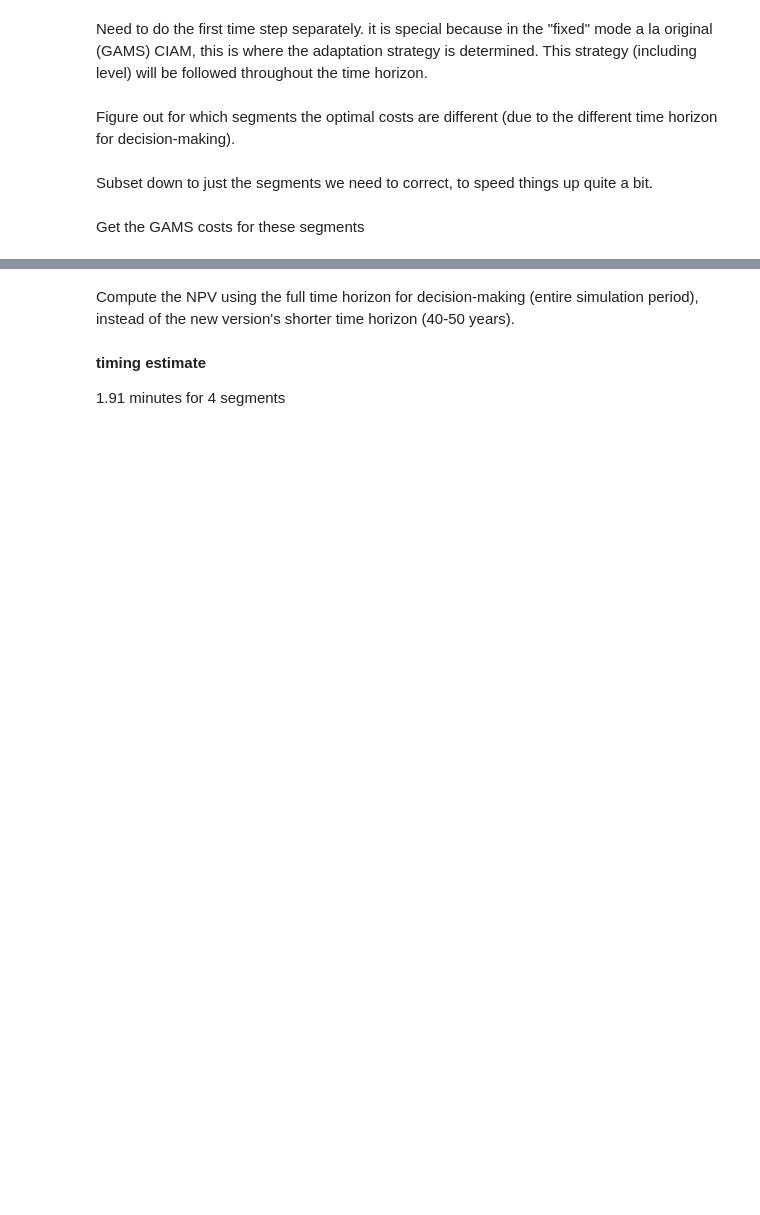
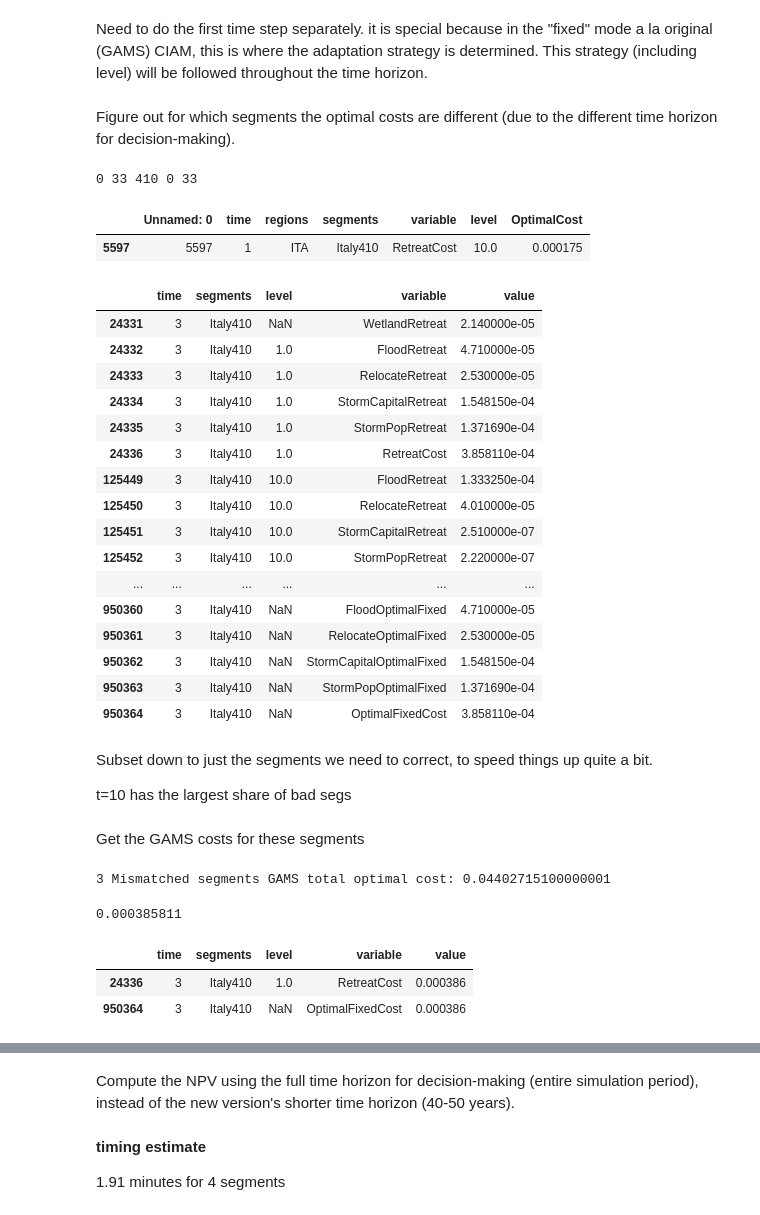
Before and after one commit to raddleverse/CIAM_uncertainty_propagation, a Jupyter notebook: baseline_comparison_plotsAndAnalysis.ipynb, the cells around one changed output, grey strips where cells are left out. Cells and saved outputs as stored; diff of their text form; code cells hidden in the pictures; blank space fills up the shorter version.

```diff
--- a/baseline_comparison_plotsAndAnalysis.ipynb
+++ b/baseline_comparison_plotsAndAnalysis.ipynb
@@ -117,7 +121,4 @@ print(np.round(dfDiaz[["time","NoAdapt","Optimal"]],2))
 # %%
-dfC = pd.read_csv("./output/lslOld_pop0_global_85p50ssp0fixed_noConstrFix_all.csv")
-dfN = pd.read_csv("./output/lslOld_pop0_seg_85p50ssp0fixed_noConstrFix_all.csv")
-dfO = pd.read_csv("./output/lslOld_pop0_seg_85p50ssp0fixed_optimal_noConstrFix_all.csv") # optimal actions for each segment
 dfC1 = dfC.copy() # copies so that the new, shorter-foresight model version can be compared to old perfect foresight version
 dfN1 = dfN.copy()
 dfO1 = dfO.copy()
@@ -164,4 +164,31 @@ for var in ["RetreatCost","ProtectCost"]:
 options.append("NoAdaptCost0")
 # %% [markdown]
 Figure out for which segments the optimal costs are different (due to the different time horizon for decision-making).
+# %%
+bad_segs_1, bad_segs_3, bad_segs_5, bad_segs_10, bad_segs_20 = [],[],[],[],[]
+#for seg in list(set.intersection(set(segments_G[t]),set(segments_N[t]))):
+t=1
+dfGO = dfG.loc[(dfG.variable=="OptimalFixedCost") & (dfG.time==t)]
+dfNO = dfN.loc[(dfN.variable=="OptimalCost") & (dfN.time==t)]
+for seg in dfGO.loc[(dfGO.time==t), "segments"].unique():
+    D = float(dfGO.loc[(dfGO.segments==seg), "value"])
+    N = float(dfNO.loc[(dfNO.segments==seg), "value"])
+    if np.abs(D-N) > tol:
+        bad_segs_1.append(seg)
+t=3
+dfGO = dfG.loc[(dfG.variable=="OptimalFixedCost") & (dfG.time==t)]
+dfNO = dfN.loc[(dfN.variable=="OptimalCost") & (dfN.time==t)]
+for seg in dfGO.loc[(dfGO.time==t), "segments"].unique():
+    D = float(dfGO.loc[(dfGO.segments==seg), "value"])
+    N = float(dfNO.loc[(dfNO.segments==seg), "value"])
+    if np.abs(D-N) > tol:
+        bad_segs_3.append(seg)
+t=5
+dfGO = dfG.loc[(dfG.variable=="OptimalFixedCost") & (dfG.time==t)]
+dfNO = dfN.loc[(dfN.variable=="OptimalCost") & (dfN.time==t)]
+for seg in dfGO.loc[(dfGO.time==t), "segments"].unique():
+    D = float(dfGO.loc[(dfGO.segments==seg), "value"])
+    N = float(dfNO.loc[(dfNO.segments==seg), "value"])
+    if np.abs(D-N) > tol:
+        bad_segs_5.append(seg)
 # %%
@@ -176,0 +211,6 @@ for seg in dfGO.loc[(dfGO.time==t), "segments"].unique():
+# %%
+print(len(bad_segs_1),len(bad_segs_3),len(bad_segs_5), \
+      len(set.intersection(set(bad_segs_1),set(bad_segs_3))), \
+      len(set.intersection(set(bad_segs_3),set(bad_segs_5))))
+# %% [output]
+0 33 410 0 33
@@ -177,3 +224,32 @@ for seg in dfGO.loc[(dfGO.time==t), "segments"].unique():
+# %%
+seg = bad_segs_3[0]
+# %%
+dfOsub.loc[(dfOsub.segments==seg)].head(1)
+# %% [output]
+|  | Unnamed: 0 | time | regions | segments | variable | level | OptimalCost |
+| 5597 | 5597 | 1 | ITA | Italy410 | RetreatCost | 10.0 | 0.000175 |
+# %%
+dfGsub.loc[(dfGsub.segments==seg) & (dfGsub.time==3)]
+# %% [output]
+|  | time | segments | level | variable | value |
+| 24331 | 3 | Italy410 | NaN | WetlandRetreat | 2.140000e-05 |
+| 24332 | 3 | Italy410 | 1.0 | FloodRetreat | 4.710000e-05 |
+| 24333 | 3 | Italy410 | 1.0 | RelocateRetreat | 2.530000e-05 |
+| 24334 | 3 | Italy410 | 1.0 | StormCapitalRetreat | 1.548150e-04 |
+| 24335 | 3 | Italy410 | 1.0 | StormPopRetreat | 1.371690e-04 |
+| 24336 | 3 | Italy410 | 1.0 | RetreatCost | 3.858110e-04 |
+| 125449 | 3 | Italy410 | 10.0 | FloodRetreat | 1.333250e-04 |
+| 125450 | 3 | Italy410 | 10.0 | RelocateRetreat | 4.010000e-05 |
+| 125451 | 3 | Italy410 | 10.0 | StormCapitalRetreat | 2.510000e-07 |
+| 125452 | 3 | Italy410 | 10.0 | StormPopRetreat | 2.220000e-07 |
+| ... | ... | ... | ... | ... | ... |
+| 950360 | 3 | Italy410 | NaN | FloodOptimalFixed | 4.710000e-05 |
+| 950361 | 3 | Italy410 | NaN | RelocateOptimalFixed | 2.530000e-05 |
+| 950362 | 3 | Italy410 | NaN | StormCapitalOptimalFixed | 1.548150e-04 |
+| 950363 | 3 | Italy410 | NaN | StormPopOptimalFixed | 1.371690e-04 |
+| 950364 | 3 | Italy410 | NaN | OptimalFixedCost | 3.858110e-04 |
 # %% [markdown]
 Subset down to just the segments we need to correct, to speed things up quite a bit.
+
+t=10 has the largest share of bad segs
 # %%
@@ -183,10 +259,23 @@ dfGsub = dfG.loc[(dfG.segments.isin(bad_segs))]
 # %% [markdown]
 Get the GAMS costs for these segments
 # %%
+t = 3
 gams_actions = []
 gams_costs = []
-for seg in bad_segs:
+for seg in bad_segs_3:
     gams_opt_cost = float(dfGsub.loc[(dfGsub.segments==seg) & (dfGsub.time==t) &
                                      (dfGsub.variable=="OptimalFixedCost"), "value"])
     gams_costs.append(gams_opt_cost)
 print(t,"Mismatched segments GAMS total optimal cost:",np.sum(gams_costs))
+# %% [output]
+3 Mismatched segments GAMS total optimal cost: 0.04402715100000001
+# %%
+gams_costs[0]
+# %% [output]
+0.000385811
+# %%
+dfG85.loc[(dfG85.segments==bad_segs_3[0]) & (dfG85.time==3) & (dfG85.value==gams_costs[0])]
+# %% [output]
+|  | time | segments | level | variable | value |
+| 24336 | 3 | Italy410 | 1.0 | RetreatCost | 0.000386 |
+| 950364 | 3 | Italy410 | NaN | OptimalFixedCost | 0.000386 |
```
Also changed, not shown: parts of 21 cells of this notebook, 2 other files.
